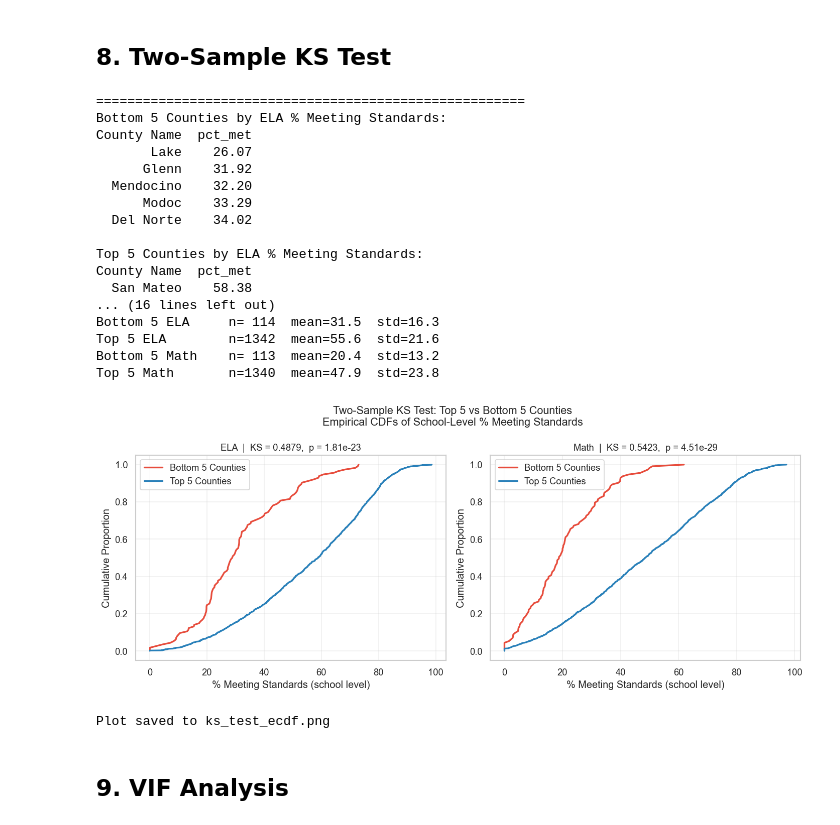
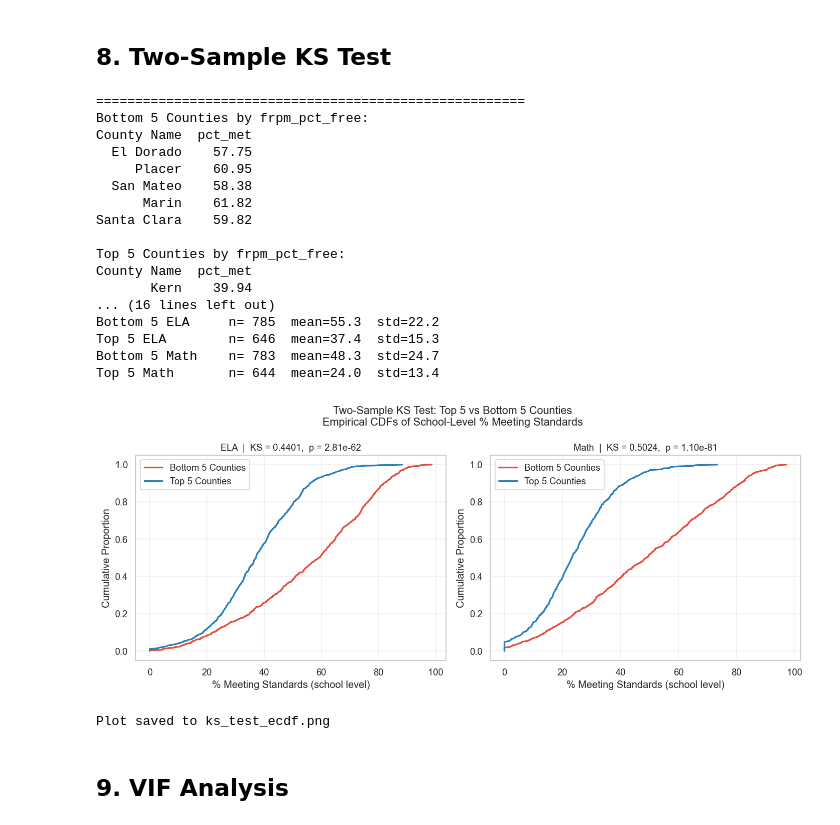
Before and after one commit to andrewyounucsd/math189-final-project, a Jupyter notebook: math189_final_project.ipynb, the cells around one changed output. Drawn from its saved outputs; the diff is of its cells as text; code cells hidden in the pictures.

Commit message:
fix KS test code and replace old notebook with new

```diff
--- a/math189_final_project.ipynb
+++ b/math189_final_project.ipynb
@@ -701,25 +701,27 @@ county_df = df[(df['Type ID'] == '5') & (df['Grade'] == '13')].copy()
 county_df['pct_met'] = pd.to_numeric(
     county_df['Percentage Standard Met and Above'], errors='coerce')
 
-ela_county = (county_df[county_df['Test ID'] == '1']
-              [['County Code', 'pct_met']]
-              .dropna()
-              .sort_values('pct_met'))
-
-# Add county names
 county_names = (entities[entities['Type ID'].str.strip() == '5']
                 [['County Code', 'County Name']]
                 .drop_duplicates())
 county_names['County Code'] = county_names['County Code'].str.strip()
-ela_county = ela_county.merge(county_names, on='County Code')
+
+frpm_lookup = final2[['County Name', 'frpm_pct_free']].drop_duplicates()
+
+ela_county = (county_df[county_df['Test ID'] == '1']
+              [['County Code', 'pct_met']]
+              .dropna()
+              .merge(county_names, on='County Code')
+              .merge(frpm_lookup, on='County Name')
+              .sort_values('frpm_pct_free'))
 
 bottom5_codes = ela_county.head(5)['County Code'].tolist()
 top5_codes    = ela_county.tail(5)['County Code'].tolist()
 
 print("=" * 55)
-print("Bottom 5 Counties by ELA % Meeting Standards:")
+print("Bottom 5 Counties by frpm_pct_free:")
 print(ela_county.head(5)[['County Name', 'pct_met']].to_string(index=False))
-print("\nTop 5 Counties by ELA % Meeting Standards:")
+print("\nTop 5 Counties by frpm_pct_free:")
 print(ela_county.tail(5)[['County Name', 'pct_met']].to_string(index=False))
 print("=" * 55)
 
@@ -763,46 +765,46 @@ fig, axes = plt.subplots(1, 2, figsize=(12, 5))
 fig.suptitle("Two-Sample KS Test: Top 5 vs Bottom 5 Counties\n"
              "Empirical CDFs of School-Level % Meeting Standards", fontsize=13)
 
 for ax, subject, b_arr, t_arr, ks_res in [
     (axes[0], "ELA",  bottom5_ela, top5_ela,  ks_ela),
     (axes[1], "Math", bottom5_math, top5_math, ks_math),
 ]:
     for arr, label, color in [(b_arr, "Bottom 5 Counties", "#e74c3c"),
                                (t_arr, "Top 5 Counties",   "#2980b9")]:
         sorted_arr = np.sort(arr)
         ecdf = np.arange(1, len(sorted_arr) + 1) / len(sorted_arr)
         ax.plot(sorted_arr, ecdf, label=label, color=color, linewidth=2)
 
     ax.set_title(f"{subject}  |  KS = {ks_res.statistic:.4f},  "
                  f"p = {ks_res.pvalue:.2e}", fontsize=11)
     ax.set_xlabel("% Meeting Standards (school level)")
     ax.set_ylabel("Cumulative Proportion")
     ax.legend()
     ax.grid(alpha=0.3)
 
 plt.tight_layout()
 plt.savefig("ks_test_ecdf.png", dpi=150, bbox_inches='tight')
 plt.show()
 print("\nPlot saved to ks_test_ecdf.png")
 # %% [output]
 =======================================================
-Bottom 5 Counties by ELA % Meeting Standards:
+Bottom 5 Counties by frpm_pct_free:
 County Name  pct_met
-       Lake    26.07
-      Glenn    31.92
-  Mendocino    32.20
-      Modoc    33.29
-  Del Norte    34.02
+  El Dorado    57.75
+     Placer    60.95
+  San Mateo    58.38
+      Marin    61.82
+Santa Clara    59.82
 
-Top 5 Counties by ELA % Meeting Standards:
+Top 5 Counties by frpm_pct_free:
 County Name  pct_met
-  San Mateo    58.38
+       Kern    39.94
 ... (16 lines left out)
-Bottom 5 ELA     n= 114  mean=31.5  std=16.3
-Top 5 ELA        n=1342  mean=55.6  std=21.6
-Bottom 5 Math    n= 113  mean=20.4  std=13.2
-Top 5 Math       n=1340  mean=47.9  std=23.8
+Bottom 5 ELA     n= 785  mean=55.3  std=22.2
+Top 5 ELA        n= 646  mean=37.4  std=15.3
+Bottom 5 Math    n= 783  mean=48.3  std=24.7
+Top 5 Math       n= 644  mean=24.0  std=13.4
-[figure, old version]
+[figure, new version]
 Plot saved to ks_test_ecdf.png
 # %% [markdown]
 ## 9. VIF Analysis
```
Also changed, not shown: parts of 11 cells of this notebook.
